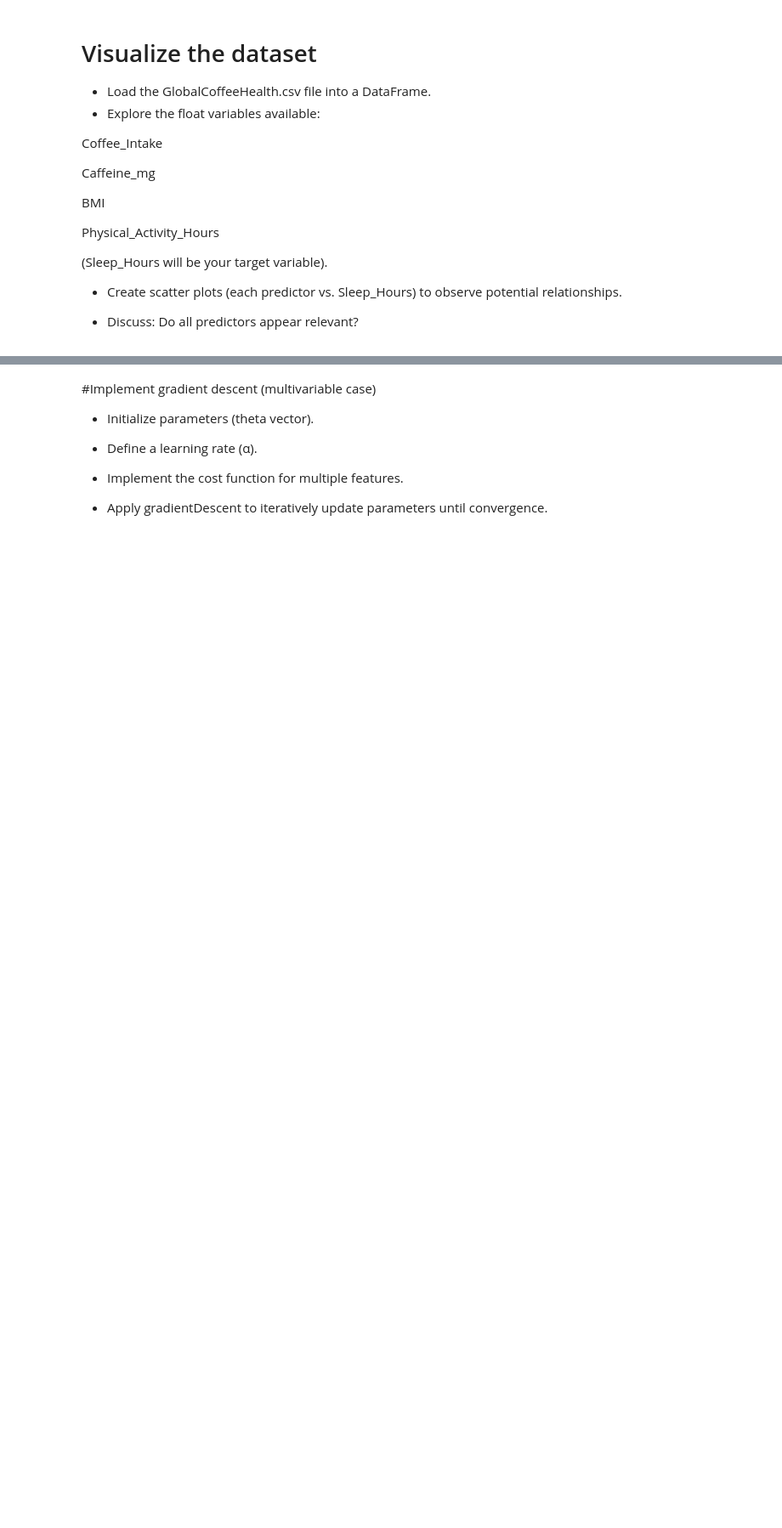
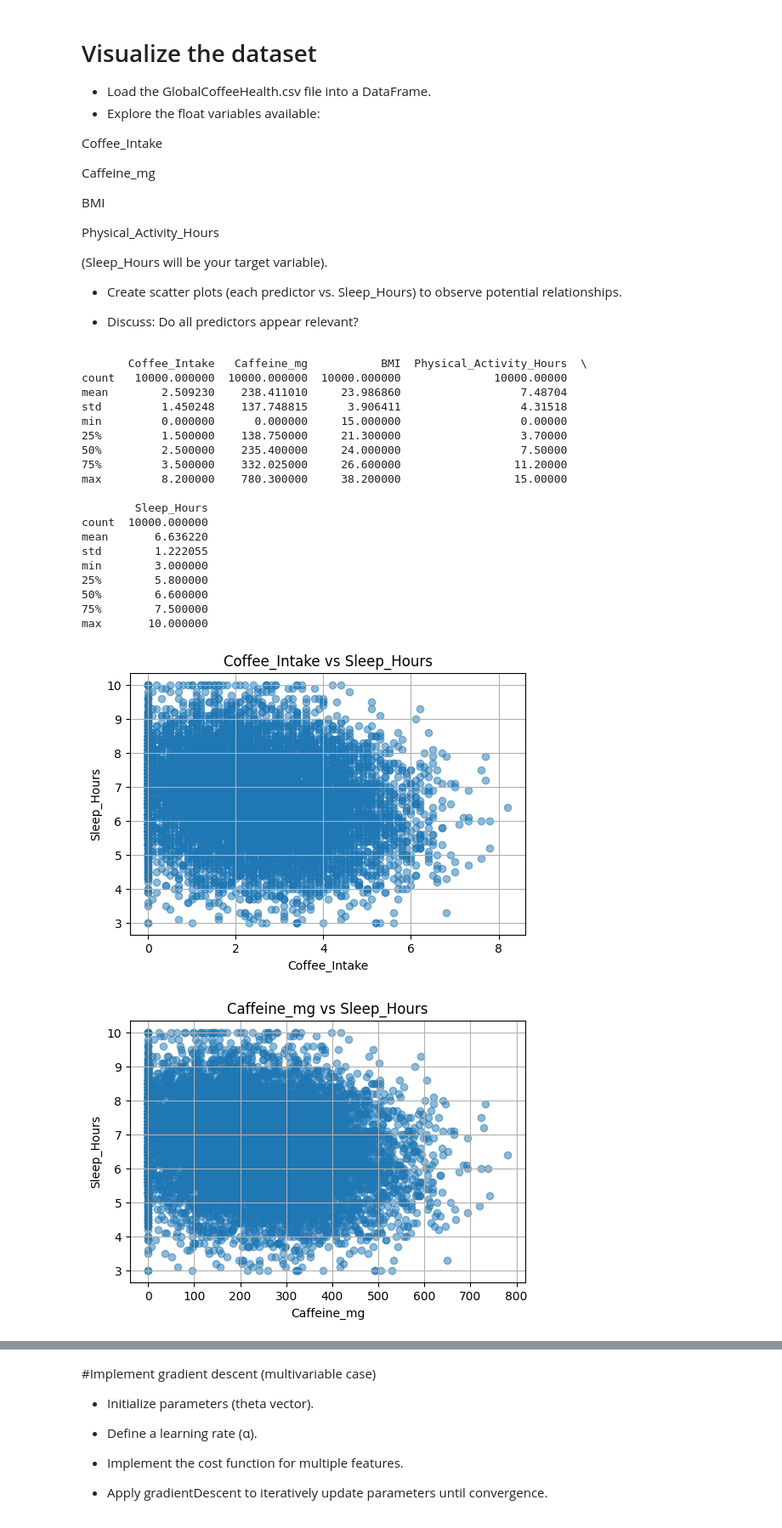
Before and after one commit to Rubiores/regression, a Jupyter notebook: Regression_multilinear.ipynb, the cells around one changed output, grey strips where cells are left out. Shown at 85% size. Saved outputs shown, nothing was run; the diff lists cells and outputs as text; code cells hidden in the pictures; blank space fills up the shorter version.

```diff
--- a/Regression_multilinear.ipynb
+++ b/Regression_multilinear.ipynb
@@ -300,3 +334,41 @@ Physical_Activity_Hours
 * Create scatter plots (each predictor vs. Sleep_Hours) to observe potential relationships.
 
 * Discuss: Do all predictors appear relevant?
+# %%
+# Variables predictoras (float) y target
+predictors = ["Coffee_Intake", "Caffeine_mg", "BMI", "Physical_Activity_Hours"]
+target = "Sleep_Hours"
+
+print(df[predictors + [target]].describe())
+
+# Graficar cada predictor contra Sleep_Hours
+for col in predictors:
+    plt.figure(figsize=(6,4))
+    plt.scatter(df[col], df[target], alpha=0.5)
+    plt.xlabel(col)
+    plt.ylabel(target)
+    plt.title(f"{col} vs {target}")
+    plt.grid(True)
+    plt.show()
+# %% [output]
+       Coffee_Intake   Caffeine_mg           BMI  Physical_Activity_Hours  \
+count   10000.000000  10000.000000  10000.000000              10000.00000
+mean        2.509230    238.411010     23.986860                  7.48704
+std         1.450248    137.748815      3.906411                  4.31518
+min         0.000000      0.000000     15.000000                  0.00000
+25%         1.500000    138.750000     21.300000                  3.70000
+50%         2.500000    235.400000     24.000000                  7.50000
+75%         3.500000    332.025000     26.600000                 11.20000
+max         8.200000    780.300000     38.200000                 15.00000
+
+        Sleep_Hours
+count  10000.000000
+mean       6.636220
+std        1.222055
+min        3.000000
+25%        5.800000
+50%        6.600000
+75%        7.500000
+max       10.000000
+[figure, added]
+[figure, added]
```
Also changed, not shown: parts of 11 cells of this notebook, 1 other file.
